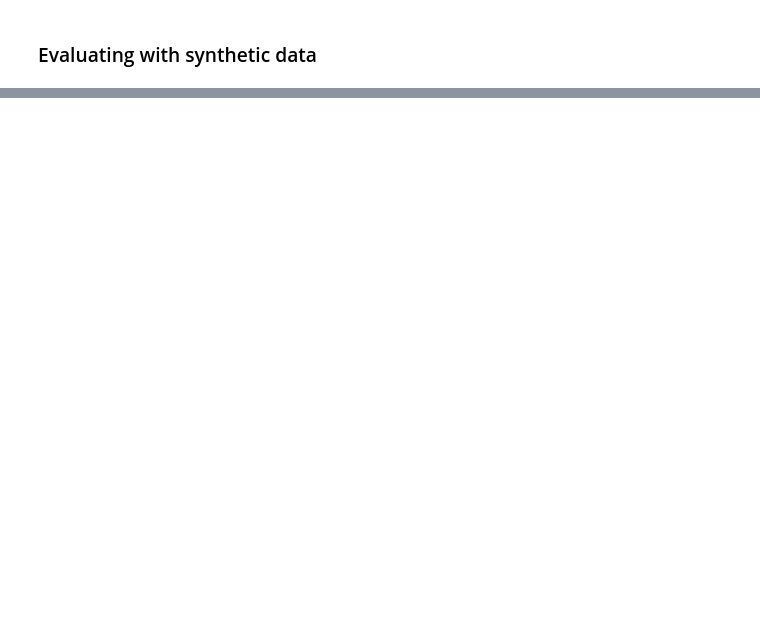
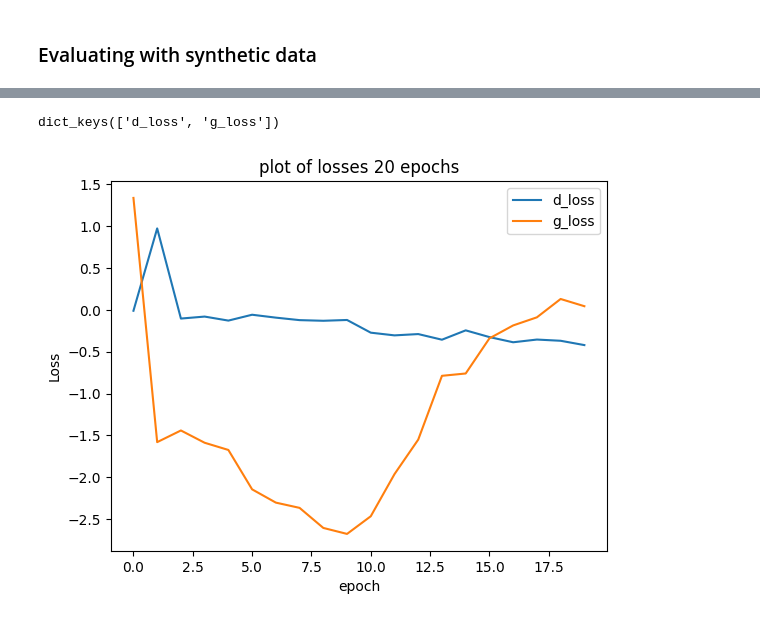
Before and after one commit to r3ki3g/Deep-Learning-for-End-to-End-Over-the-Air-Communications, a Jupyter notebook: Lathika/4. CGAN code/Final_WCGAN_and_Stochastic_channel.ipynb, the cells around one changed output, grey strips where cells are left out. Cells and saved outputs as stored; diff of their text form; code cells hidden in the pictures; blank space fills up the shorter version.

Commit message:
CWGAN is done and Stochastic channel is more randomized

```diff
--- a/Lathika/4. CGAN code/Final_WCGAN_and_Stochastic_channel.ipynb
+++ b/Lathika/4. CGAN code/Final_WCGAN_and_Stochastic_channel.ipynb
@@ -44,7 +47,7 @@ channel_parameters = {
     "num_taps" : 31,            # L -> Number of taps (odd) for RRC filter
     "f_s"      : 25e4,          # Add what is in the physical implementation
     "T_bound"  : 1/25e4,        # 1/f_s Go through the resharch paper Deep Learning Based Communication Over the Air  (content under table 1)
-    "time_delay" : np.random.uniform(-1,1), # To convert the time delay into discrete domain, time dilay is giving relative to the sampling period
+    #"time_delay" : np.random.uniform(-1,1), # To convert the time delay into discrete domain, time dilay is giving relative to the sampling period
     "CFO"      : 5e3,           # Observe from the physical implementation
     "CFO_std"  : 5e3/25e4,      # CFO/f_s
     "snr"      : 6,             # noise power will be calculating assuming transmittting power of 1
@@ -374,13 +408,14 @@ discriminator.summary()
 def wasserstein_loss(y_true, y_pred):
     return tf.reduce_mean(y_true * y_pred)
 
-def gradient_penalty(batch_size, real, fake, discriminator):
-    epsilon = tf.random.normal([batch_size, 1, 1, 1], 0.0, 1.0)
+def gradient_penalty(batch_size, real, fake, conditional_arr,discriminator):
+    epsilon = tf.random.normal([batch_size, 1], 0.0, 1.0)#tf.random.normal([batch_size, 1, 1, 1], 0.0, 1.0)
     interpolated = epsilon*real + (1-epsilon)*fake #real + epsilon * diff
+    interpolated=[interpolated,conditional_arr]##############
     with tf.GradientTape() as gp_tape:
         gp_tape.watch(interpolated)
         pred = discriminator(interpolated, training=True)
     grads = gp_tape.gradient(pred, [interpolated])[0]
-    norm = tf.sqrt(tf.reduce_sum(tf.square(grads), axis=[1, 2, 3]))
+    norm =tf.sqrt(tf.reduce_sum(tf.square(grads[0]), axis=[1])+tf.reduce_sum(tf.square(grads[1]), axis=[1])) #tf.sqrt(tf.reduce_sum(tf.square(grads), axis=[1, 2, 3]))
     gp = tf.reduce_mean((norm - 1.0) ** 2)
     return gp
@@ -511,6 +508,0 @@ for i in range(num_frames):
-# %%
-def creat_GAN_dataset(k,NUM_CHANNEL_USES,encoder,channel):
-    x_train_GAN = np.array(np.random.rand(n_train_GAN,k)<0.5).astype(np.float32)
-    enc_out_conditional = encoder(x_train_GAN)
-    size_1,size_2 = enc_out_conditional.shape[0],enc_out_conditional.shape[1]
-    channel_out = channel(enc_out_conditional)
@@ -547,0 +591,17 @@ def Train_and_Get_CWGAN(channel_parameters,k,NUM_CHANNEL_USES):
+# %%
+channel_parameters = {
+                        "r"        : 4,             # For upsampling -> number of complex samples per symbol
+                        "roll_off" : 0.35,          # Roll off factor
+                        "num_taps" : 31,            # L -> Number of taps (odd) for RRC filter
+                        "f_s"      : 25e4,          # Add what is in the physical implementation
+                        "T_bound"  : 1/25e4,        # 1/f_s Go through the resharch paper Deep Learning Based Communication Over the Air  (content under table 1)
+                        #"time_delay" : np.random.uniform(-1,1), # To convert the time delay into discrete domain, time dilay is giving relative to the sampling period
+                        "CFO"      : 5e3,           # Observe from the physical implementation
+                        "CFO_std"  : 5e3/25e4,      # CFO/f_s
+                        "snr"      : 6,             # noise power will be calculating assuming transmittting power of 1
+                        "phase_off": uniform.rvs(scale = 2*np.pi)  # constant for one channel input
+                                }
+
+# If the moedl needs to be trained for different channel instances, add thoes channel parameteres inside the channel_parameteres_list
+channel_parameters_list = [channel_parameters]
+cwgan , encoder, channel,decoder, history = Train_and_Get_CWGAN(channel_parameters_list,k,NUM_CHANNEL_USES)
@@ -547,0 +627,13 @@ def Train_and_Get_CWGAN(channel_parameters,k,NUM_CHANNEL_USES):
+# %%
+# Ploting
+print(history[0].history.keys())
+plt.plot(history[0].history['d_loss']) # history[0] for the first channel instance
+plt.plot(history[0].history['g_loss'])
+plt.title('plot of losses '+str(num_epoches_WCGAN)+' epochs')
+plt.ylabel('Loss')
+plt.xlabel('epoch')
+plt.legend(['d_loss', 'g_loss'])
+plt.show()
+# %% [output]
+dict_keys(['d_loss', 'g_loss'])
+[figure, added]
```
Also changed, not shown: parts of 15 cells of this notebook, 1 other file.
